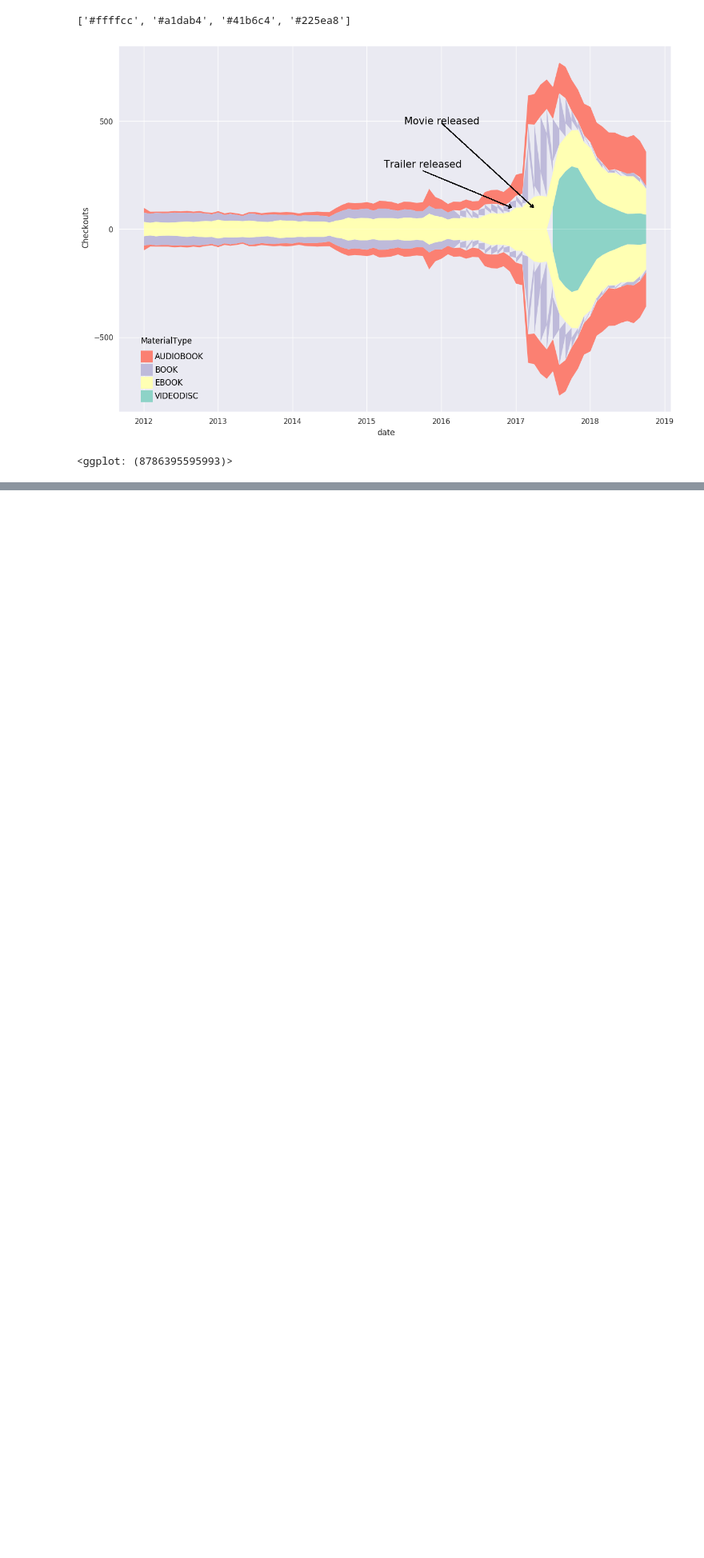
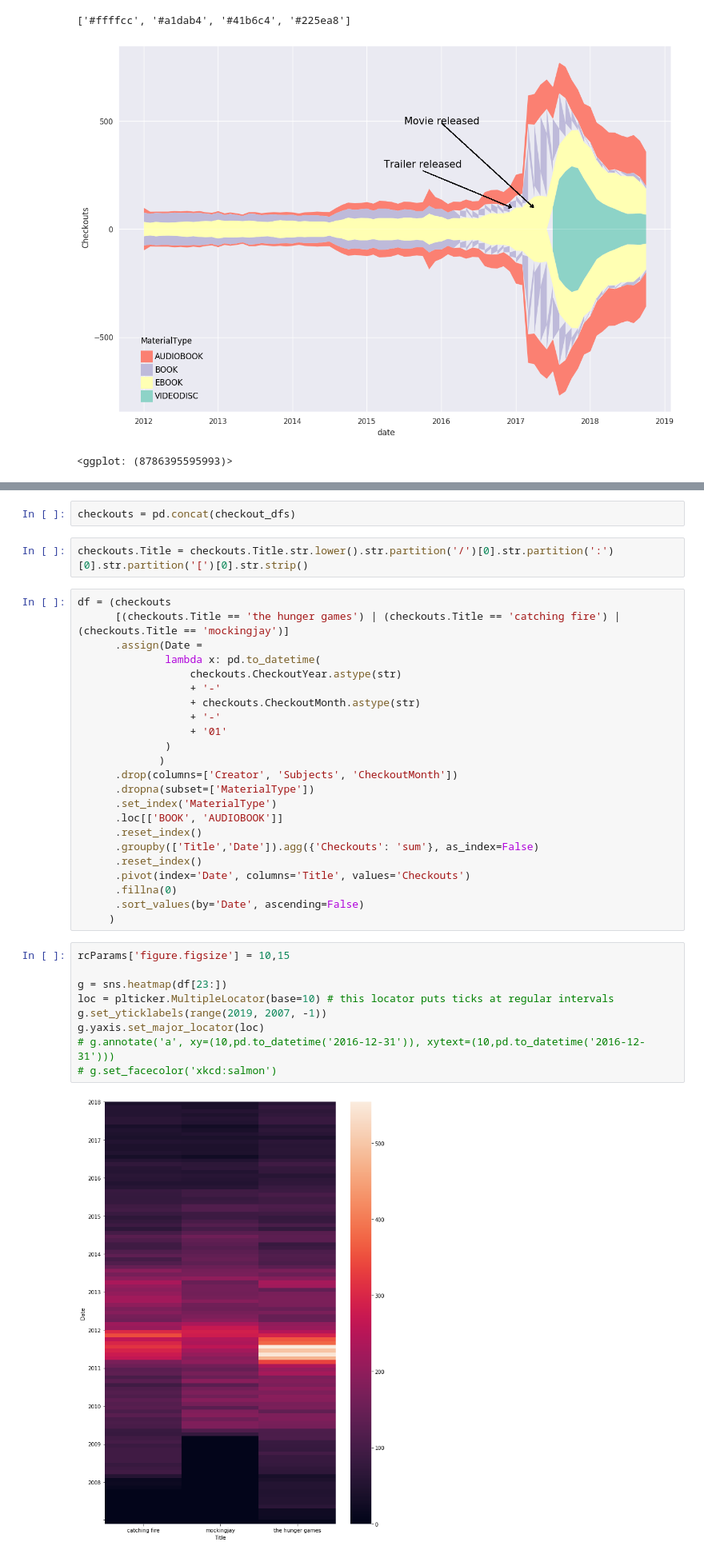
Before and after one commit to rishikanthc/Data-Stories, a Jupyter notebook: seattle-library/exploratory analysis.ipynb, the cells around one changed output, grey strips where cells are left out. Shown: that part at 80% size. Drawn from its saved outputs; the diff is of its cells as text; blank space fills up the shorter version.

Commit message:
Finished hunger games

```diff
--- a/seattle-library/exploratory analysis.ipynb
+++ b/seattle-library/exploratory analysis.ipynb
@@ -406,0 +513,38 @@ print(colors)
+# %%
+checkouts = pd.concat(checkout_dfs)
+# %%
+checkouts.Title = checkouts.Title.str.lower().str.partition('/')[0].str.partition(':')[0].str.partition('[')[0].str.strip()
+# %%
+df = (checkouts
+      [(checkouts.Title == 'the hunger games') | (checkouts.Title == 'catching fire') | (checkouts.Title == 'mockingjay')]
+      .assign(Date =
+              lambda x: pd.to_datetime(
+                  checkouts.CheckoutYear.astype(str)
+                  + '-'
+                  + checkouts.CheckoutMonth.astype(str)
+                  + '-'
+                  + '01'
+              )
+             )
+      .drop(columns=['Creator', 'Subjects', 'CheckoutMonth'])
+      .dropna(subset=['MaterialType'])
+      .set_index('MaterialType')
+      .loc[['BOOK', 'AUDIOBOOK']]
+      .reset_index()
+      .groupby(['Title','Date']).agg({'Checkouts': 'sum'}, as_index=False)
+      .reset_index()
+      .pivot(index='Date', columns='Title', values='Checkouts')
+      .fillna(0)
+      .sort_values(by='Date', ascending=False)
+     )
+# %%
+rcParams['figure.figsize'] = 10,15
+
+g = sns.heatmap(df[23:])
+loc = plticker.MultipleLocator(base=10) # this locator puts ticks at regular intervals
+g.set_yticklabels(range(2019, 2007, -1))
+g.yaxis.set_major_locator(loc)
+# g.annotate('a', xy=(10,pd.to_datetime('2016-12-31')), xytext=(10,pd.to_datetime('2016-12-31')))
+# g.set_facecolor('xkcd:salmon')
+# %% [output]
+[figure, added]
```
Also changed, not shown: parts of 13 cells of this notebook.
